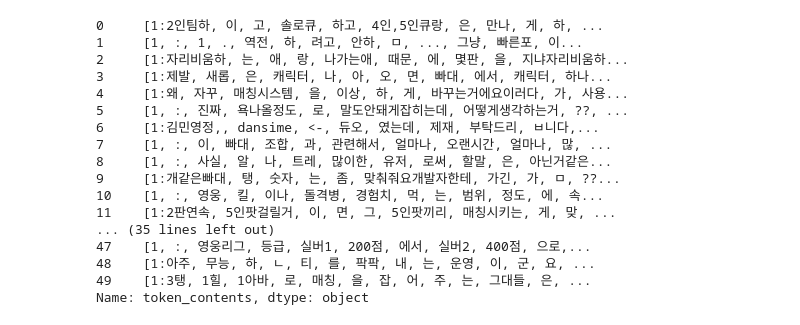
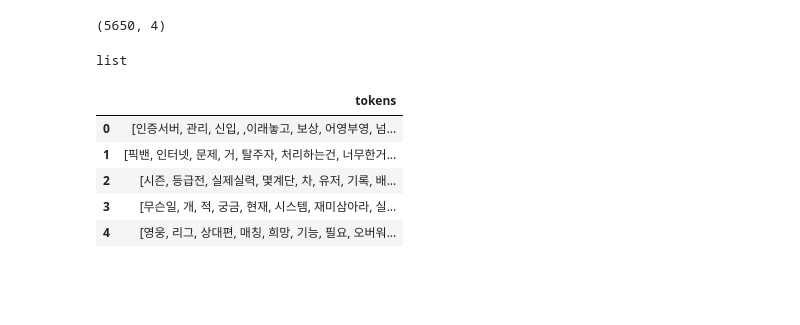
Before and after one commit to lovablebaby/userRequirementAnalysis, a Jupyter notebook: topicModeling.ipynb, the cells around one changed output. Saved outputs shown, nothing was run; the diff lists cells and outputs as text; code cells hidden in the pictures; blank space fills up the shorter version.

```diff
--- a/topicModeling.ipynb
+++ b/topicModeling.ipynb
@@ -91,53 +67,25 @@ documents = df["token_contents"][::1]
-# %%
-documents
-# %% [output]
-0     [1:2인팀하, 이, 고, 솔로큐, 하고, 4인,5인큐랑, 은, 만나, 게, 하, ...
-1     [1, :, 1, ., 역전, 하, 려고, 안하, ㅁ, ..., 그냥, 빠른포, 이...
-2     [1:자리비움하, 는, 애, 랑, 나가는애, 때문, 에, 몇판, 을, 지냐자리비움하...
-3     [1:제발, 새롭, 은, 캐릭터, 나, 아, 오, 면, 빠대, 에서, 캐릭터, 하나...
-4     [1:왜, 자꾸, 매칭시스템, 을, 이상, 하, 게, 바꾸는거에요이러다, 가, 사용...
-5     [1, :, 진짜, 욕나올정도, 로, 말도안돼게잡히는데, 어떻게생각하는거, ??, ...
-6     [1:김민영정,, dansime, <-, 듀오, 였는데, 제재, 부탁드리, ㅂ니다,...
-7     [1, :, 이, 빠대, 조합, 과, 관련해서, 얼마나, 오랜시간, 얼마나, 많, ...
-8     [1, :, 사실, 알, 나, 트레, 많이한, 유저, 로써, 할말, 은, 아닌거같은...
-9     [1:개같은빠대, 탱, 숫자, 는, 좀, 맞춰줘요개발자한테, 가긴, 가, ㅁ, ??...
-10    [1, :, 영웅, 킬, 이나, 돌격병, 경험치, 먹, 는, 범위, 정도, 에, 속...
-11    [1:2판연속, 5인팟걸릴거, 이, 면, 그, 5인팟끼리, 매칭시키는, 게, 맞, ...
-... (35 lines left out)
-47    [1, :, 영웅리그, 등급, 실버1, 200점, 에서, 실버2, 400점, 으로,...
-48    [1:아주, 무능, 하, ㄴ, 티, 를, 팍팍, 내, 는, 운영, 이, 군, 요, ...
-49    [1:3탱, 1힐, 1아바, 로, 매칭, 을, 잡, 어, 주, 는, 그대들, 은, ...
-Name: token_contents, dtype: object
-# %%
-random.seed(0)
-K=4
-document_topics = [[random.randrange(K) for word in document]
-                    for document in documents]
-document_topic_counts = [Counter() for _ in documents]
-topic_word_counts = [Counter() for _ in range(K)]
-topic_counts = [0 for _ in range(K)]
-document_lengths = [len(document) for document in documents]
-distinct_words = set(word for document in documents for word in document)
-V = len(distinct_words)
-D = len(documents)
-
-for d in range(D):
-    for word, topic in zip(documents[d], document_topics[d]):
-        document_topic_counts[d][topic] += 1
-        topic_word_counts[topic][word] += 1
-        topic_counts[topic] += 1
-
-for iter in range(1000):
-    for d in range(D):
-        for i, (word, topic) in enumerate(zip(documents[d],
-                                              document_topics[d])):
-            document_topic_counts[d][topic] -= 1
-            topic_word_counts[topic][word] -= 1
-            topic_counts[topic] -= 1
-            document_lengths[d] -= 1
-            new_topic = choose_new_topic(d, word)
-            document_topics[d][i] = new_topic
-            document_topic_counts[d][new_topic] += 1
-            topic_word_counts[new_topic][word] += 1
-            topic_counts[new_topic] += 1
-            document_lengths[d] += 1
+# %%
+df.shape
+# %% [output]
+(5650, 4)
+# %%
+tokens = []
+
+for i in list(df["contents"]):
+    k = hannanum.nouns(i)
+    tokens.append(k)
+# %%
+type(tokens)
+# %% [output]
+list
+# %%
+tokens_df = pd.DataFrame({"tokens":tokens})
+# %%
+tokens_df.head()
+# %% [output]
+|  | tokens |
+| 0 | [인증서버, 관리, 신입, ,이래놓고, 보상, 어영부영, 넘... |
+| 1 | [픽밴, 인터넷, 문제, 거, 탈주자, 처리하는건, 너무한거... |
+| 2 | [시즌, 등급전, 실제실력, 몇계단, 차, 유저, 기록, 배... |
+| 3 | [무슨일, 개, 적, 궁금, 현재, 시스템, 재미삼아라, 실... |
+| 4 | [영웅, 리그, 상대편, 매칭, 희망, 기능, 필요, 오버워... |
```
Also changed, not shown: parts of 24 cells of this notebook.
